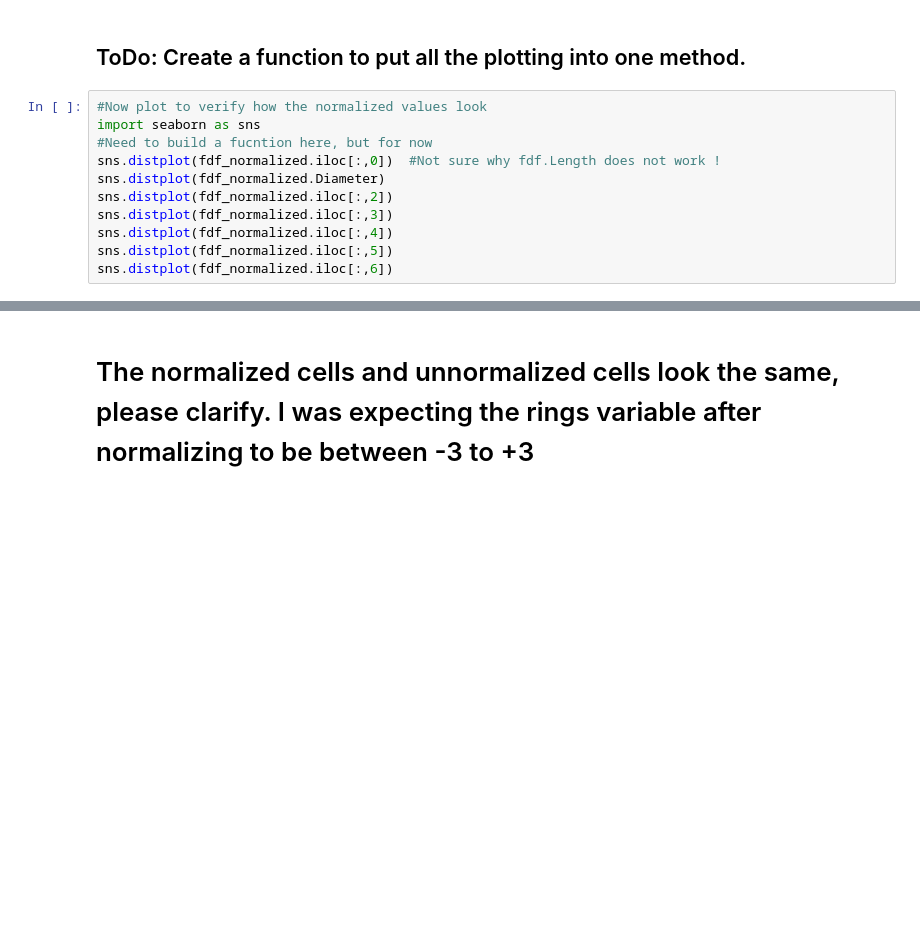
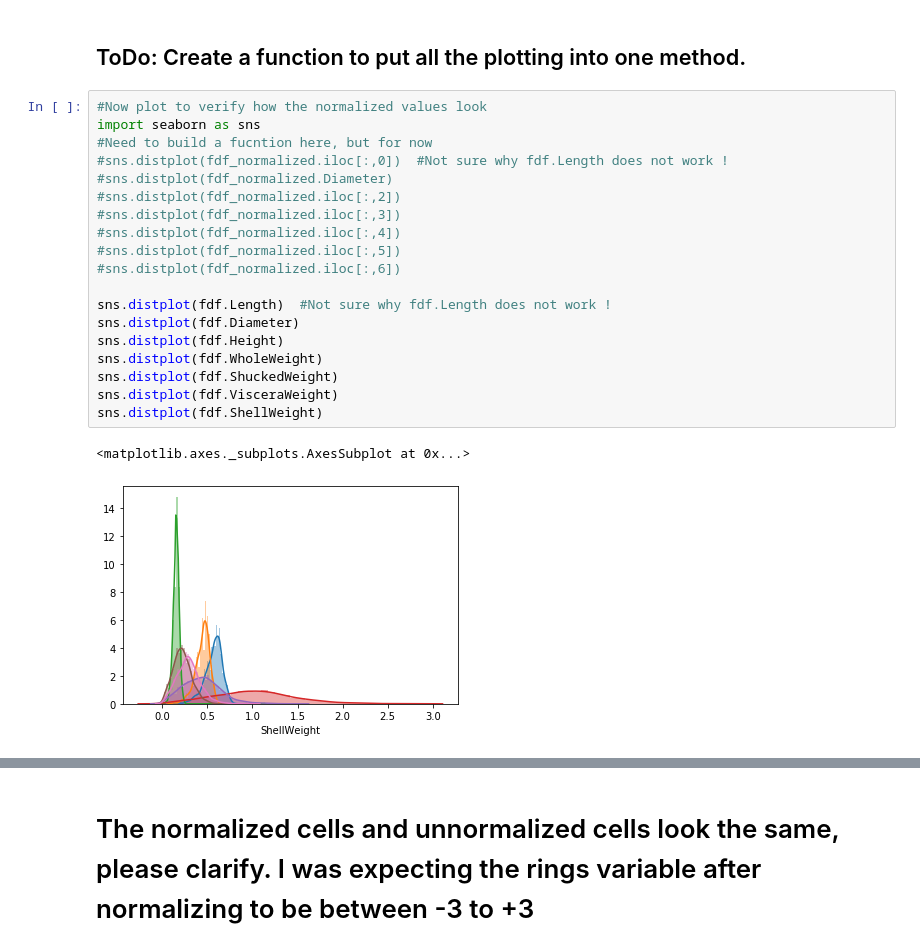
Before and after one commit to sateesh12/bin_utils, a Jupyter notebook: Logistics_Regression.ipynb, the cells around one changed output, grey strips where cells are left out. Saved outputs shown, nothing was run; the diff lists cells and outputs as text; blank space fills up the shorter version.

```diff
--- a/Logistics_Regression.ipynb
+++ b/Logistics_Regression.ipynb
@@ -229,14 +249,25 @@ fdf_normalized = pd.DataFrame(data=fdf_normalized, index=X.index, columns=X.colu
 # %%
 #Now plot to verify how the normalized values look
 import seaborn as sns
 #Need to build a fucntion here, but for now
-sns.distplot(fdf_normalized.iloc[:,0])  #Not sure why fdf.Length does not work !
-sns.distplot(fdf_normalized.Diameter)
-sns.distplot(fdf_normalized.iloc[:,2])
-sns.distplot(fdf_normalized.iloc[:,3])
-sns.distplot(fdf_normalized.iloc[:,4])
-sns.distplot(fdf_normalized.iloc[:,5])
-sns.distplot(fdf_normalized.iloc[:,6])
+#sns.distplot(fdf_normalized.iloc[:,0])  #Not sure why fdf.Length does not work !
+#sns.distplot(fdf_normalized.Diameter)
+#sns.distplot(fdf_normalized.iloc[:,2])
+#sns.distplot(fdf_normalized.iloc[:,3])
+#sns.distplot(fdf_normalized.iloc[:,4])
+#sns.distplot(fdf_normalized.iloc[:,5])
+#sns.distplot(fdf_normalized.iloc[:,6])
+
+sns.distplot(fdf.Length)  #Not sure why fdf.Length does not work !
+sns.distplot(fdf.Diameter)
+sns.distplot(fdf.Height)
+sns.distplot(fdf.WholeWeight)
+sns.distplot(fdf.ShuckedWeight)
+sns.distplot(fdf.VisceraWeight)
+sns.distplot(fdf.ShellWeight)
+# %% [output]
+<matplotlib.axes._subplots.AxesSubplot at 0x...>
+[figure, added]
 # %%
 # This variable needs to be outside
 sns.distplot(fdf_normalized.Rings)
```
Also changed, not shown: parts of 8 cells of this notebook.
